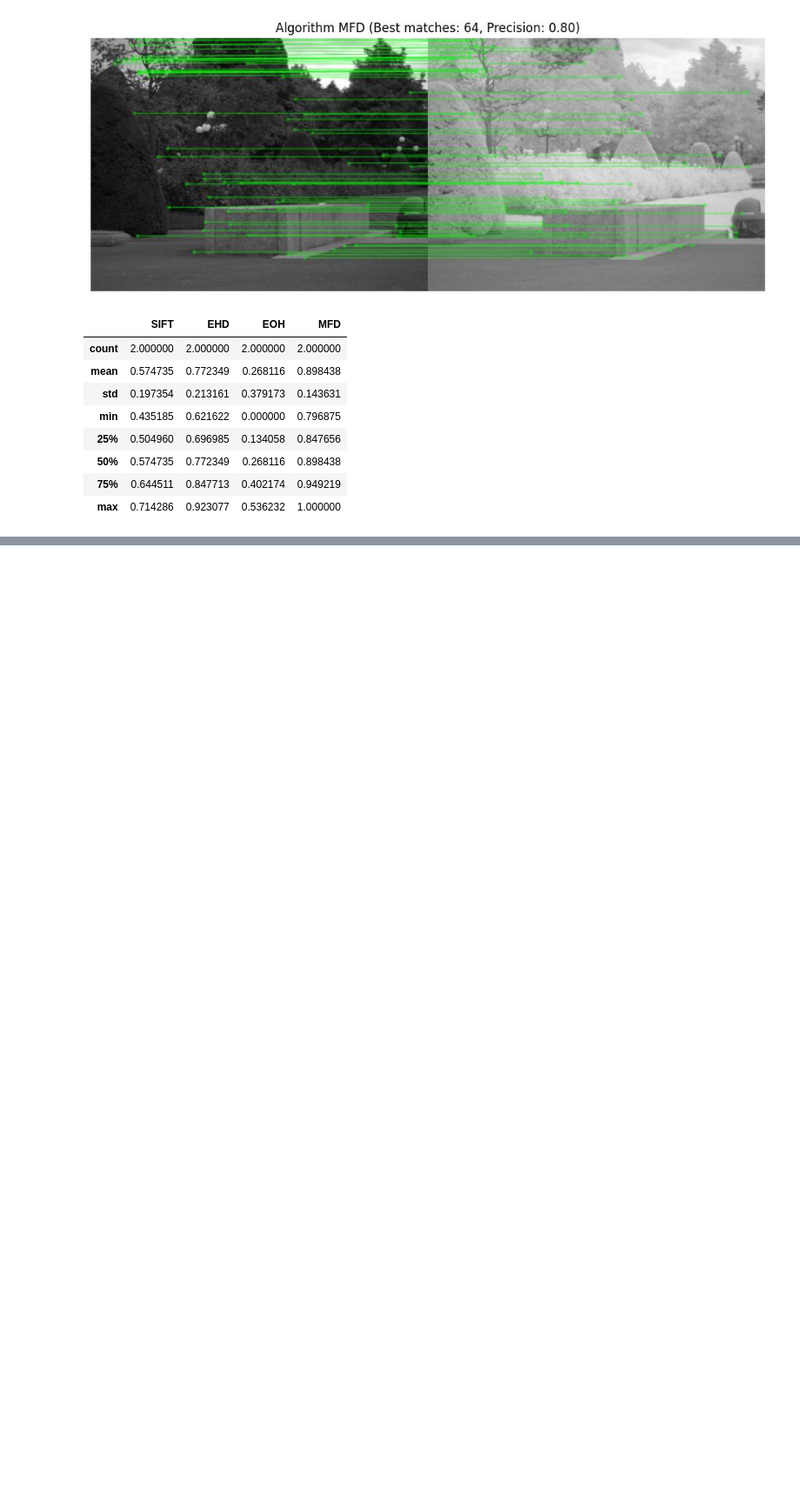
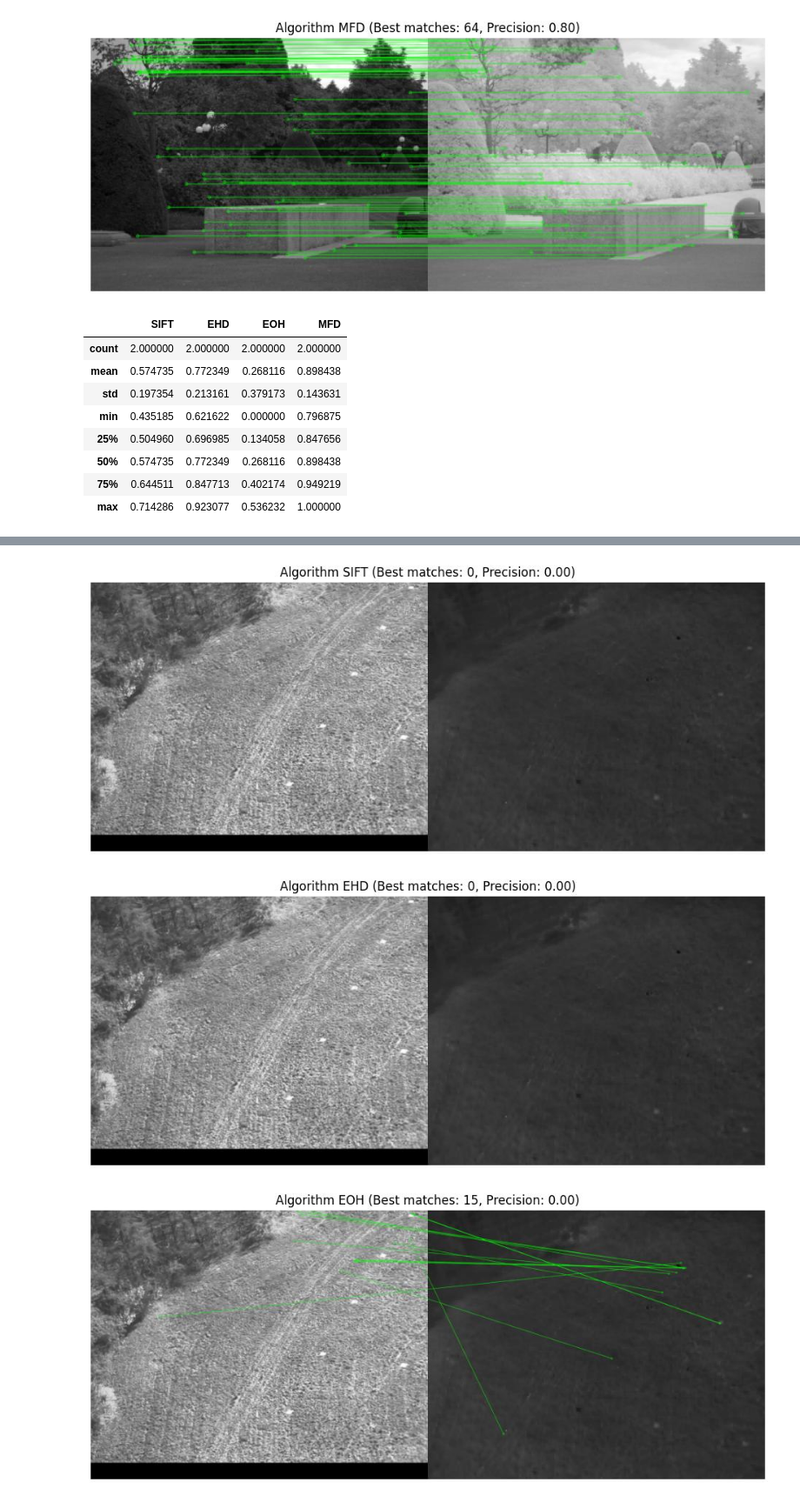
Before and after one commit to borovik135/MFD, a Jupyter notebook: MatchingExample.ipynb, the cells around one changed output, grey strips where cells are left out. Shown at 87% size. Cells and saved outputs as stored; diff of their text form; code cells hidden in the pictures; blank space fills up the shorter version.

Commit message:
experiment with NVESD data

```diff
--- a/MatchingExample.ipynb
+++ b/MatchingExample.ipynb
@@ -115,0 +116,6 @@ plot = result_precision.boxplot(grid=False)
+# %%
+run_batch("/data/OT/NVESD/video/frames/VIS/1280/vis-0600.jpg", "/data/OT/NVESD/video/frames/LWIR/org/IR-0600.jpg")
+# %% [output]
+[figure, added]
+[figure, added]
+[figure, added]
```
Also changed, not shown: parts of 3 cells of this notebook, 1 other file.
